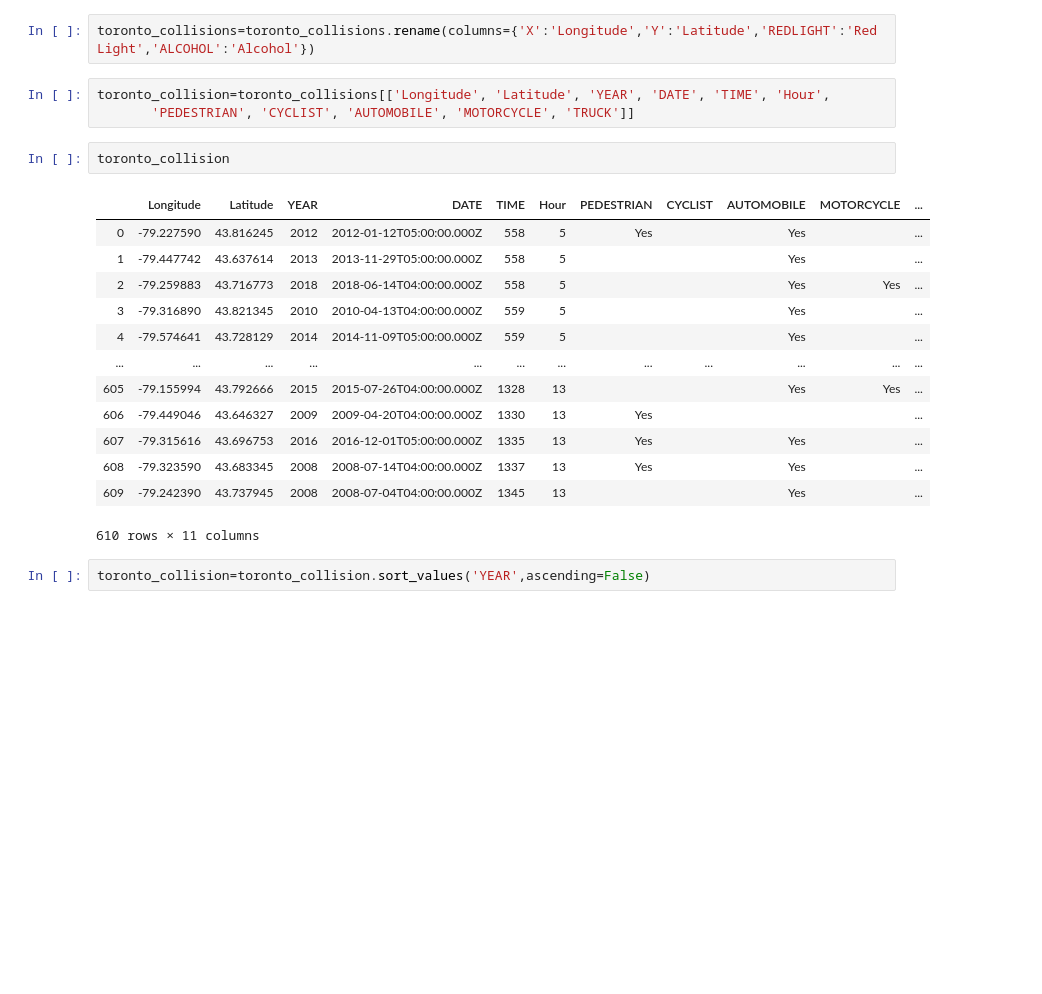
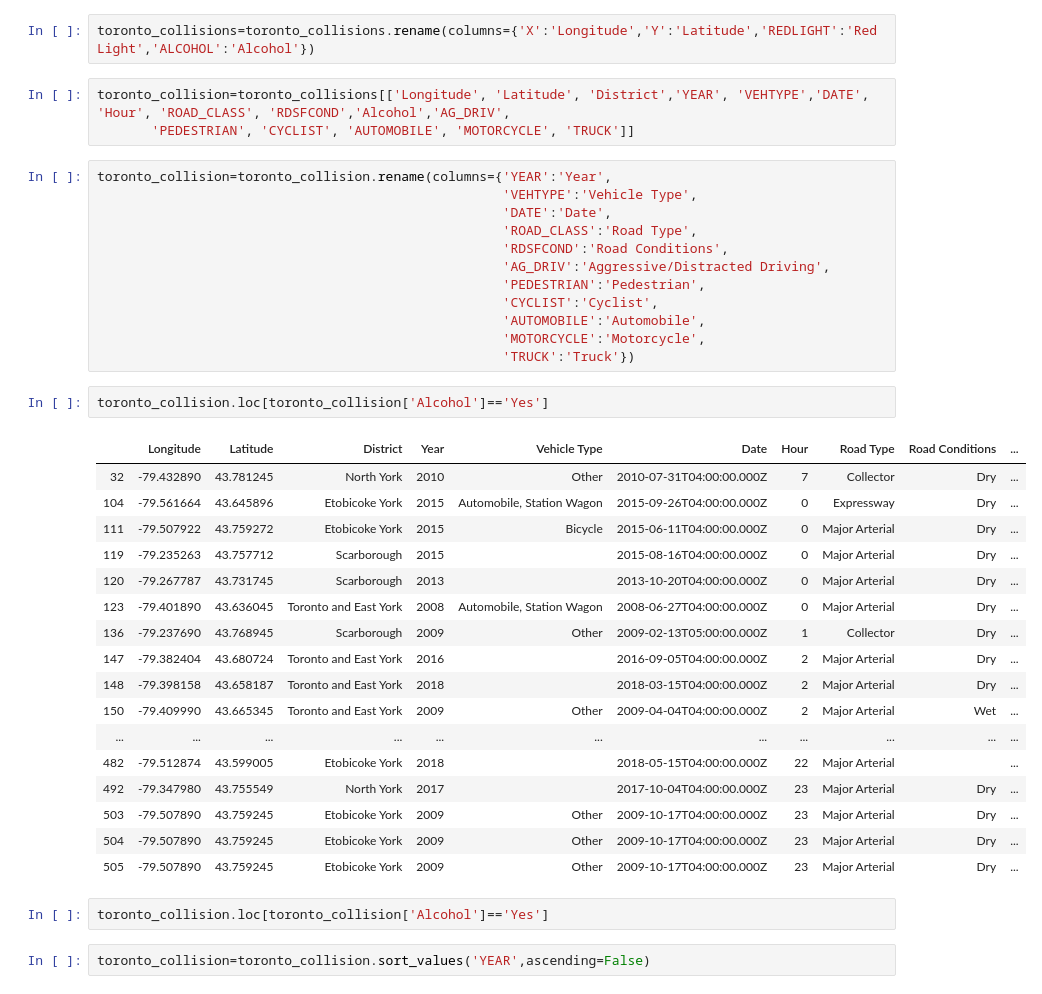
Before and after one commit to nupurgupta5292/SES-vs-Fatal-Road-Collisions, a Jupyter notebook: toronto_data.ipynb, the cells around one changed output. Saved outputs shown, nothing was run; the diff lists cells and outputs as text; blank space fills up the shorter version.

Commit message:
toronto

```diff
--- a/toronto_data.ipynb
+++ b/toronto_data.ipynb
@@ -32,24 +32,42 @@ Index(['X', 'Y', 'Index_', 'ACCNUM', 'YEAR', 'DATE', 'TIME', 'Hour', 'STREET1',
 # %%
 toronto_collisions=toronto_collisions.rename(columns={'X':'Longitude','Y':'Latitude','REDLIGHT':'Red Light','ALCOHOL':'Alcohol'})
 # %%
-toronto_collision=toronto_collisions[['Longitude', 'Latitude', 'YEAR', 'DATE', 'TIME', 'Hour',
+toronto_collision=toronto_collisions[['Longitude', 'Latitude', 'District','YEAR', 'VEHTYPE','DATE', 'Hour', 'ROAD_CLASS', 'RDSFCOND','Alcohol','AG_DRIV',
        'PEDESTRIAN', 'CYCLIST', 'AUTOMOBILE', 'MOTORCYCLE', 'TRUCK']]
-# %%
-toronto_collision
-# %% [output]
-|  | Longitude | Latitude | YEAR | DATE | TIME | Hour | PEDESTRIAN | CYCLIST | AUTOMOBILE | MOTORCYCLE | ... |
-| 0 | -79.227590 | 43.816245 | 2012 | 2012-01-12T05:00:00.000Z | 558 | 5 | Yes |  | Yes |  | ... |
-| 1 | -79.447742 | 43.637614 | 2013 | 2013-11-29T05:00:00.000Z | 558 | 5 |  |  | Yes |  | ... |
-| 2 | -79.259883 | 43.716773 | 2018 | 2018-06-14T04:00:00.000Z | 558 | 5 |  |  | Yes | Yes | ... |
-| 3 | -79.316890 | 43.821345 | 2010 | 2010-04-13T04:00:00.000Z | 559 | 5 |  |  | Yes |  | ... |
-| 4 | -79.574641 | 43.728129 | 2014 | 2014-11-09T05:00:00.000Z | 559 | 5 |  |  | Yes |  | ... |
-| ... | ... | ... | ... | ... | ... | ... | ... | ... | ... | ... | ... |
-| 605 | -79.155994 | 43.792666 | 2015 | 2015-07-26T04:00:00.000Z | 1328 | 13 |  |  | Yes | Yes | ... |
-| 606 | -79.449046 | 43.646327 | 2009 | 2009-04-20T04:00:00.000Z | 1330 | 13 | Yes |  |  |  | ... |
-| 607 | -79.315616 | 43.696753 | 2016 | 2016-12-01T05:00:00.000Z | 1335 | 13 | Yes |  | Yes |  | ... |
-| 608 | -79.323590 | 43.683345 | 2008 | 2008-07-14T04:00:00.000Z | 1337 | 13 | Yes |  | Yes |  | ... |
-| 609 | -79.242390 | 43.737945 | 2008 | 2008-07-04T04:00:00.000Z | 1345 | 13 |  |  | Yes |  | ... |
-610 rows × 11 columns
+# %%
+toronto_collision=toronto_collision.rename(columns={'YEAR':'Year',
+                                                    'VEHTYPE':'Vehicle Type',
+                                                    'DATE':'Date',
+                                                    'ROAD_CLASS':'Road Type',
+                                                    'RDSFCOND':'Road Conditions',
+                                                    'AG_DRIV':'Aggressive/Distracted Driving',
+                                                    'PEDESTRIAN':'Pedestrian',
+                                                    'CYCLIST':'Cyclist',
+                                                    'AUTOMOBILE':'Automobile',
+                                                    'MOTORCYCLE':'Motorcycle',
+                                                    'TRUCK':'Truck'})
+# %%
+toronto_collision.loc[toronto_collision['Alcohol']=='Yes']
+# %% [output]
+|  | Longitude | Latitude | District | Year | Vehicle Type | Date | Hour | Road Type | Road Conditions | ... |
+| 32 | -79.432890 | 43.781245 | North York | 2010 | Other | 2010-07-31T04:00:00.000Z | 7 | Collector | Dry | ... |
+| 104 | -79.561664 | 43.645896 | Etobicoke York | 2015 | Automobile, Station Wagon | 2015-09-26T04:00:00.000Z | 0 | Expressway | Dry | ... |
+| 111 | -79.507922 | 43.759272 | Etobicoke York | 2015 | Bicycle | 2015-06-11T04:00:00.000Z | 0 | Major Arterial | Dry | ... |
+| 119 | -79.235263 | 43.757712 | Scarborough | 2015 |  | 2015-08-16T04:00:00.000Z | 0 | Major Arterial | Dry | ... |
+| 120 | -79.267787 | 43.731745 | Scarborough | 2013 |  | 2013-10-20T04:00:00.000Z | 0 | Major Arterial | Dry | ... |
+| 123 | -79.401890 | 43.636045 | Toronto and East York | 2008 | Automobile, Station Wagon | 2008-06-27T04:00:00.000Z | 0 | Major Arterial | Dry | ... |
+| 136 | -79.237690 | 43.768945 | Scarborough | 2009 | Other | 2009-02-13T05:00:00.000Z | 1 | Collector | Dry | ... |
+| 147 | -79.382404 | 43.680724 | Toronto and East York | 2016 |  | 2016-09-05T04:00:00.000Z | 2 | Major Arterial | Dry | ... |
+| 148 | -79.398158 | 43.658187 | Toronto and East York | 2018 |  | 2018-03-15T04:00:00.000Z | 2 | Major Arterial | Dry | ... |
+| 150 | -79.409990 | 43.665345 | Toronto and East York | 2009 | Other | 2009-04-04T04:00:00.000Z | 2 | Major Arterial | Wet | ... |
+| ... | ... | ... | ... | ... | ... | ... | ... | ... | ... | ... |
+| 482 | -79.512874 | 43.599005 | Etobicoke York | 2018 |  | 2018-05-15T04:00:00.000Z | 22 | Major Arterial |  | ... |
+| 492 | -79.347980 | 43.755549 | North York | 2017 |  | 2017-10-04T04:00:00.000Z | 23 | Major Arterial | Dry | ... |
+| 503 | -79.507890 | 43.759245 | Etobicoke York | 2009 | Other | 2009-10-17T04:00:00.000Z | 23 | Major Arterial | Dry | ... |
+| 504 | -79.507890 | 43.759245 | Etobicoke York | 2009 | Other | 2009-10-17T04:00:00.000Z | 23 | Major Arterial | Dry | ... |
+| 505 | -79.507890 | 43.759245 | Etobicoke York | 2009 | Other | 2009-10-17T04:00:00.000Z | 23 | Major Arterial | Dry | ... |
+# %%
+toronto_collision.loc[toronto_collision['Alcohol']=='Yes']
 # %%
 toronto_collision=toronto_collision.sort_values('YEAR',ascending=False)
 # %%
```
Also changed, not shown: parts of 1 cell of this notebook.
